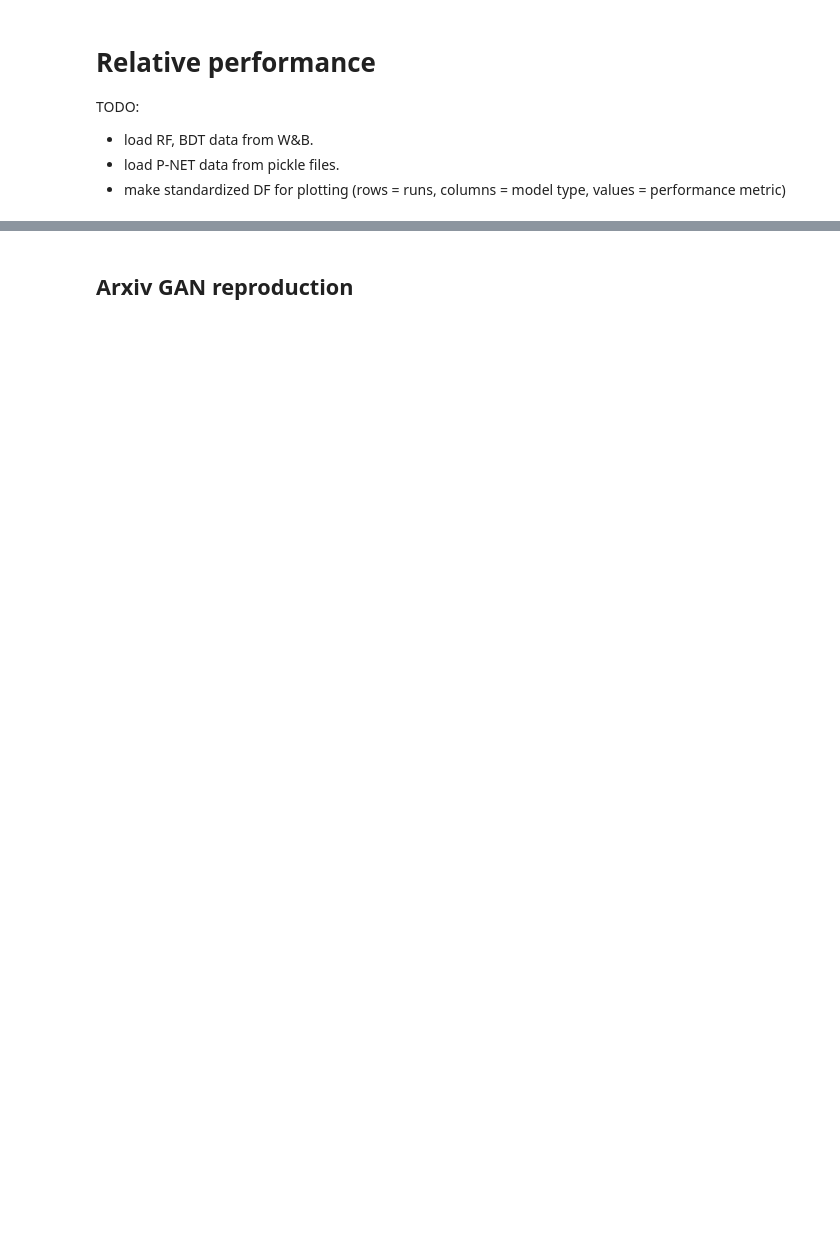
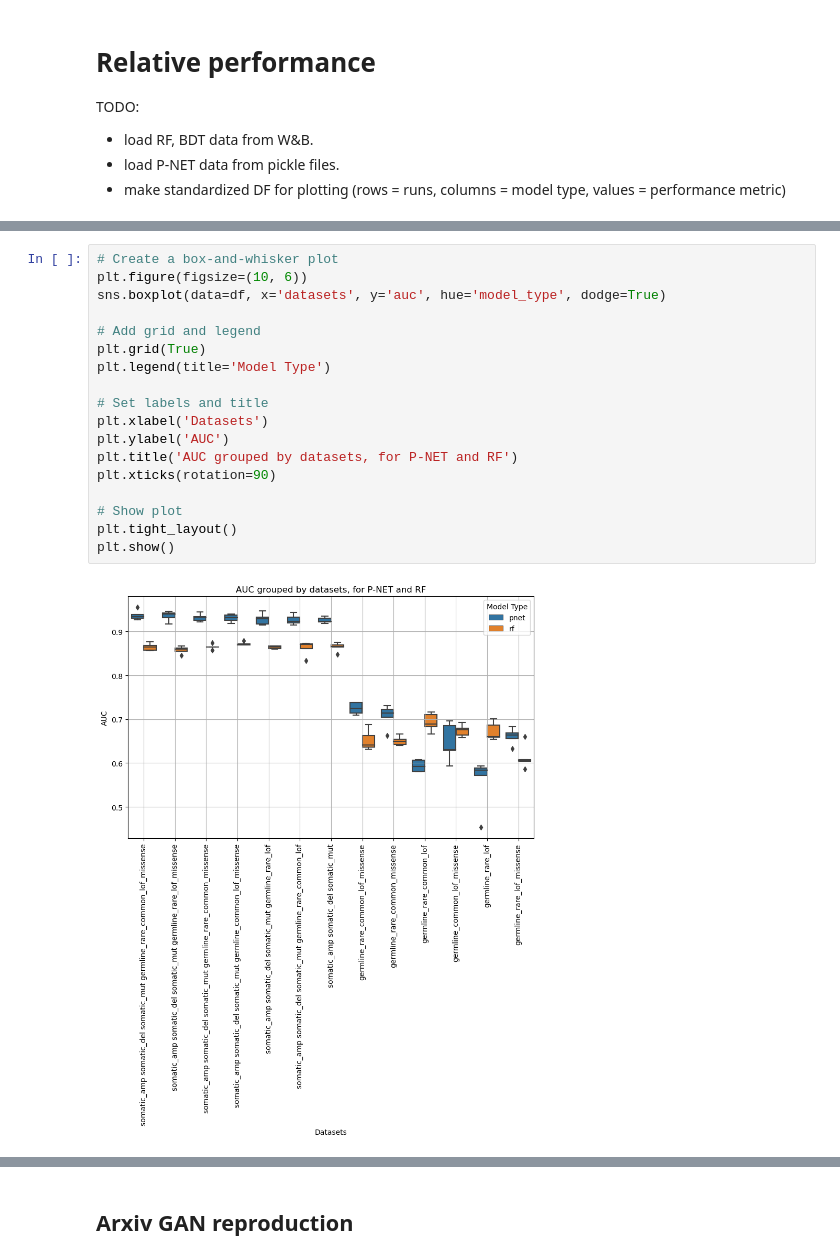
Before and after one commit to millergw/pnet, a Jupyter notebook: src/stability_and_performance_analysis.ipynb, the cells around one changed output, grey strips where cells are left out. Cells and saved outputs as stored; diff of their text form; blank space fills up the shorter version.

```diff
--- a/src/stability_and_performance_analysis.ipynb
+++ b/src/stability_and_performance_analysis.ipynb
@@ -47,0 +257,20 @@ TODO:
+# %%
+# Create a box-and-whisker plot
+plt.figure(figsize=(10, 6))
+sns.boxplot(data=df, x='datasets', y='auc', hue='model_type', dodge=True)
+
+# Add grid and legend
+plt.grid(True)
+plt.legend(title='Model Type')
+
+# Set labels and title
+plt.xlabel('Datasets')
+plt.ylabel('AUC')
+plt.title('AUC grouped by datasets, for P-NET and RF')
+plt.xticks(rotation=90)
+
+# Show plot
+plt.tight_layout()
+plt.show()
+# %% [output]
+[figure, added]
```
Also changed, not shown: parts of 29 cells of this notebook, 1 other file.
